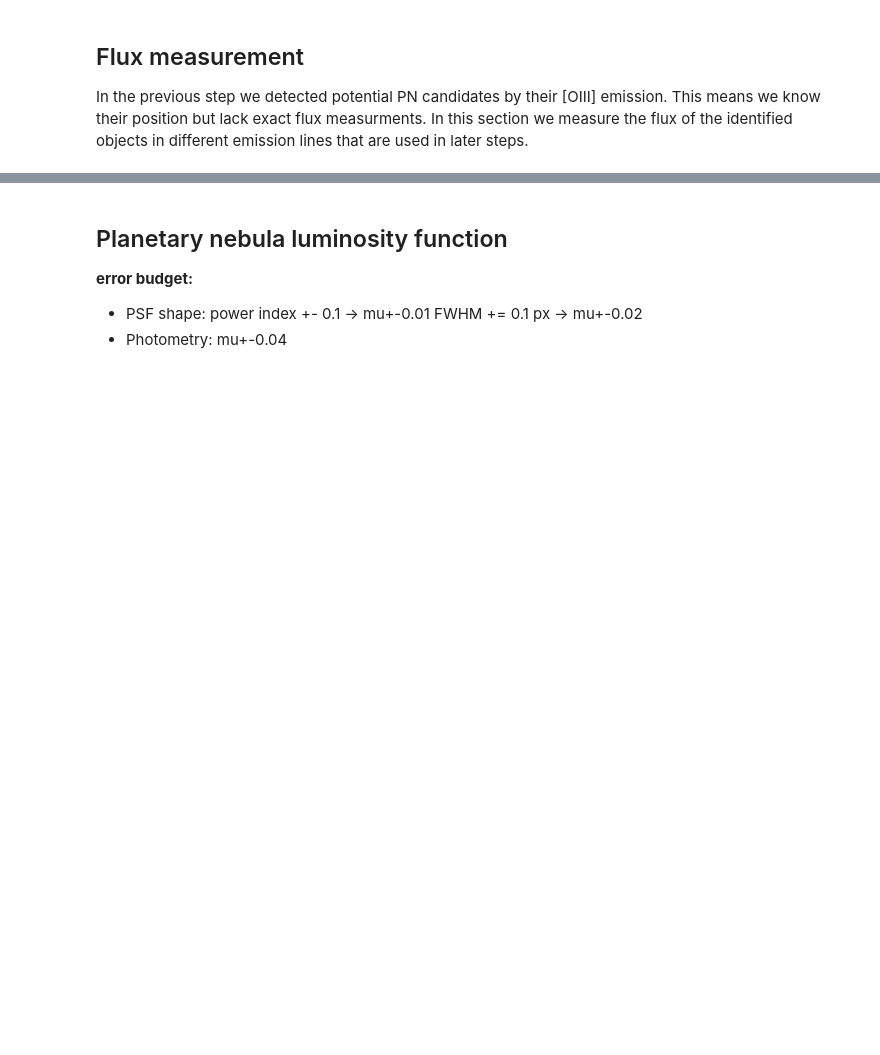
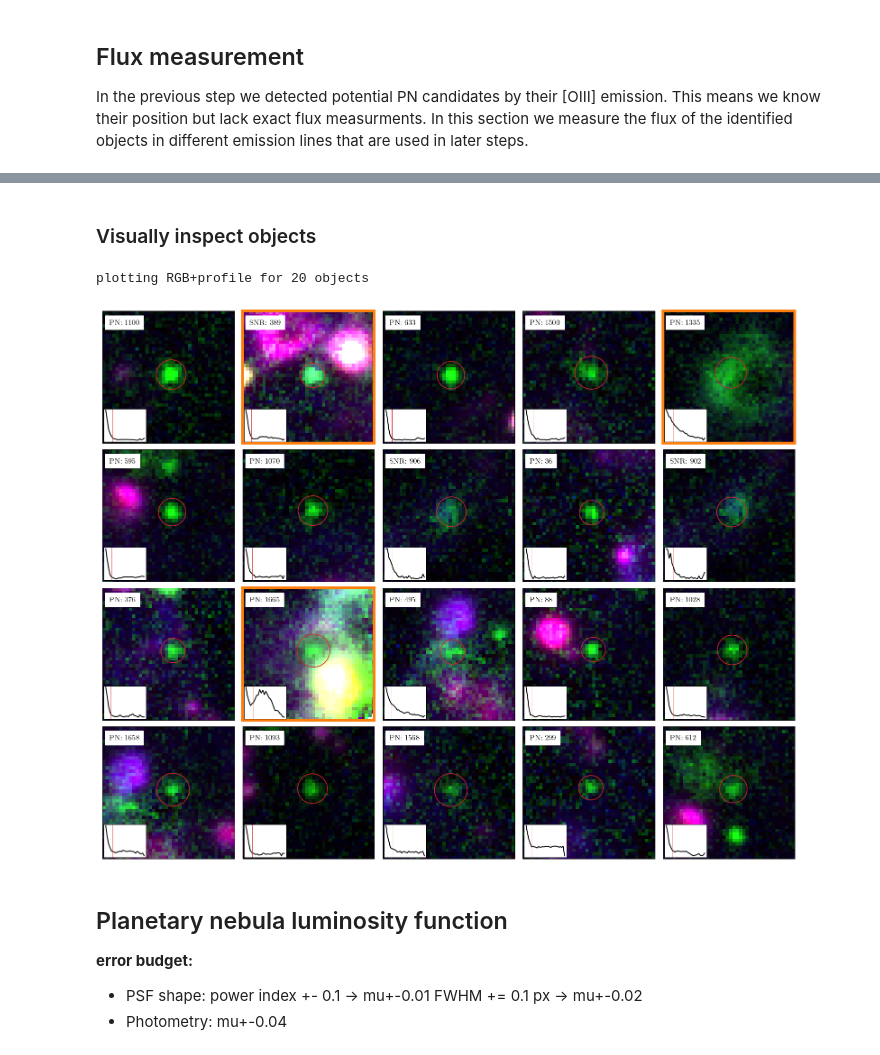
Before and after one commit to fschmnn/pnlf, a Jupyter notebook: notebooks/Project1 PNLF production.ipynb, the cells around one changed output, grey strips where cells are left out. Drawn from its saved outputs; the diff is of its cells as text; code cells hidden in the pictures; blank space fills up the shorter version.

```diff
--- a/notebooks/Project1 PNLF production.ipynb
+++ b/notebooks/Project1 PNLF production.ipynb
@@ -161,7 +177,7 @@ In the previous step we detected potential PN candidates by their [OIII] emissio
 from pnlf.photometry import measure_flux
 # %%
 Rv  = 3.1
-aperture_size = 2. #galaxy.aperturesize
+aperture_size = 2.5 #galaxy.aperturesize
 
 flux = measure_flux(galaxy,
                     sources,
@@ -181,7 +214,6 @@ flux['dmOIII'] = np.abs( 2.5/np.log(10) * flux['OIII5006_err'] / flux['OIII5006'
 from pnlf.analyse import emission_line_diagnostics
 
 print(f'emission line diagnostics for {galaxy.name}')
-print(f'mu={galaxy.mu:.2f}, cl={galaxy.completeness_limit}')
 tbl = emission_line_diagnostics(flux,galaxy.mu,galaxy.completeness_limit)
 
 # create additional columns that are needed for the classification
@@ -191,9 +223,9 @@ tbl['SkyCoord'] = SkyCoord.from_pixel(tbl['x'],tbl['y'],galaxy.wcs)
 tbl['exclude'] = False
 tbl['overluminous'] = False
 
-slow  = galaxy.sharplo
-shigh = galaxy.sharphi
-r     = galaxy.roundness
+slow  = .2 #galaxy.sharplo
+shigh = 1. #galaxy.sharphi
+r     = .8 #galaxy.roundness
 
 # table contains all detected objects. here we mask all undesired objects.
 c_shape = ((tbl['sharp']>slow) & (tbl['sharp']<shigh) & (np.abs(tbl['round'])<r))
@@ -201,3 +233,8 @@ c_PN    = (tbl['type']=='PN')
 c_SNR   = (tbl['SNRorPN'] & (tbl['type']=='SNR'))
 c_detec = tbl['OIII5006_detection']
 c_limit = (tbl['mOIII']<galaxy.completeness_limit)
+
+dPSF = getattr(galaxy,'dPSF',0.122)
+# we underestimate the errors. This value comes from a theoreticla SII ratio (see function)
+tbl['dmOIII'] *= 1.58
+tbl['dmOIII'] = np.sqrt(tbl['dmOIII']**2 + dPSF**2)
@@ -219,3 +307,16 @@ for row in tmp[:5]:
+# %% [markdown]
+### Visually inspect objects
+# %%
+from pnlf.plot.plot import cutout_with_profile
+
+tmp = tbl[c_shape & (c_PN|c_SNR) & c_detec].copy()
+tmp.sort('mOIII')
+
+filename = basedir / 'reports' / name / f'{name}_growth_curve'
+cutout_with_profile(galaxy,table=tmp[:20],size=40,diagnostics=False,filename=filename)
+# %% [output]
+plotting RGB+profile for 20 objects
+[figure, added]
 # %%
 # remove all objects defined here from the sample
 # define masks as slices
```
Also changed, not shown: parts of 32 cells of this notebook, 23 other files.
